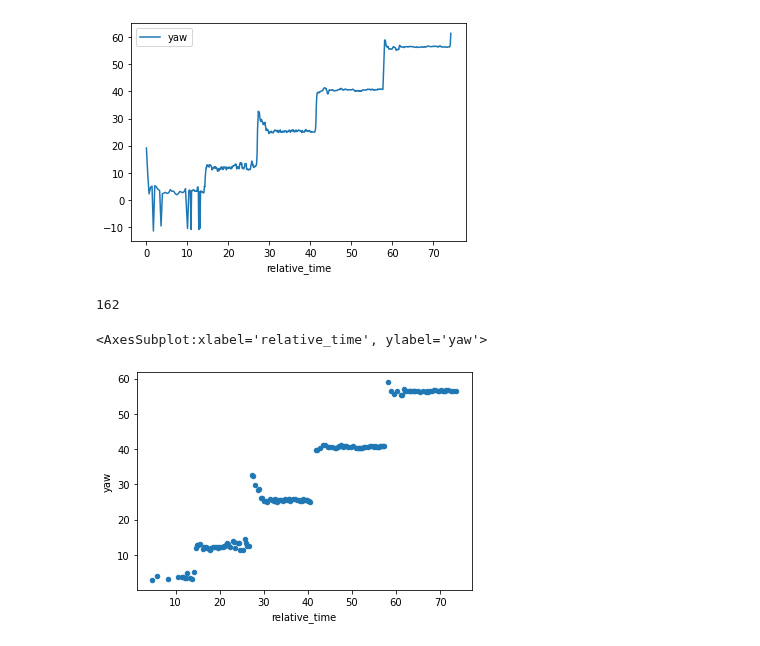
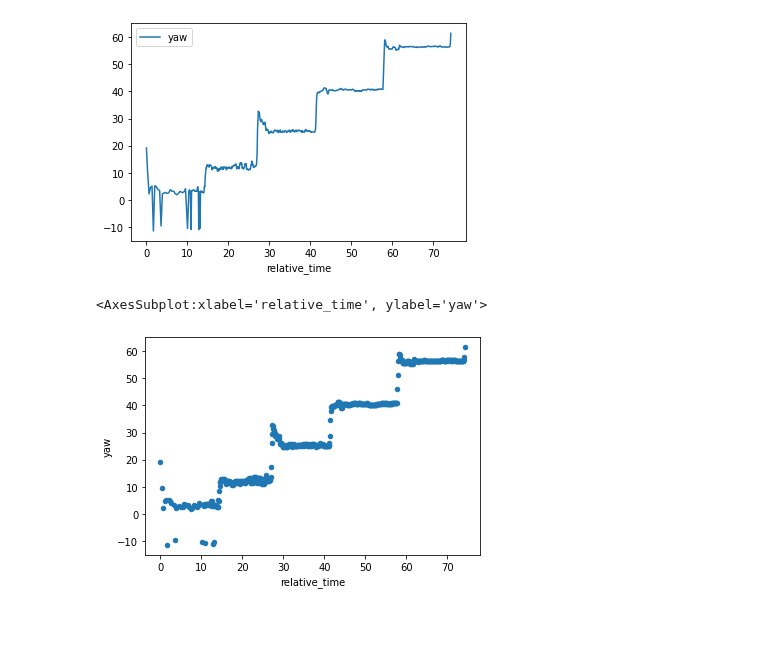
Before and after one commit to hakanErgin/apriltag_test_bench, a Jupyter notebook: test_pipeline/scripts/static_tests/rotations/result/25h9/s_yaw_25h9_5m_720_30.ipynb, the cells around one changed output. Drawn from its saved outputs; the diff is of its cells as text; code cells hidden in the pictures.

```diff
--- a/test_pipeline/scripts/static_tests/rotations/result/25h9/s_yaw_25h9_5m_720_30.ipynb
+++ b/test_pipeline/scripts/static_tests/rotations/result/25h9/s_yaw_25h9_5m_720_30.ipynb
@@ -68,5 +63,0 @@ peaks, _ = find_peaks(x, threshold=(0, 5)) # from find_peaks docs: Threshold: Th
-# %%
-# the amount of data points we are left with
-len(x[peaks])
-# %% [output]
-162
@@ -76,7 +66,7 @@ df_filtered_by_targets = df.loc[peaks]
 # %%
-df_filtered_by_targets.plot.scatter(x='relative_time', y=target)
+df.plot.scatter(x='relative_time', y=target)
 # %% [output]
 <AxesSubplot:xlabel='relative_time', ylabel='yaw'>
-[figure, old version]
+[figure, new version]
 # %%
 # segmenting/binning by real value
```
Also changed, not shown: parts of 11 cells of this notebook.
